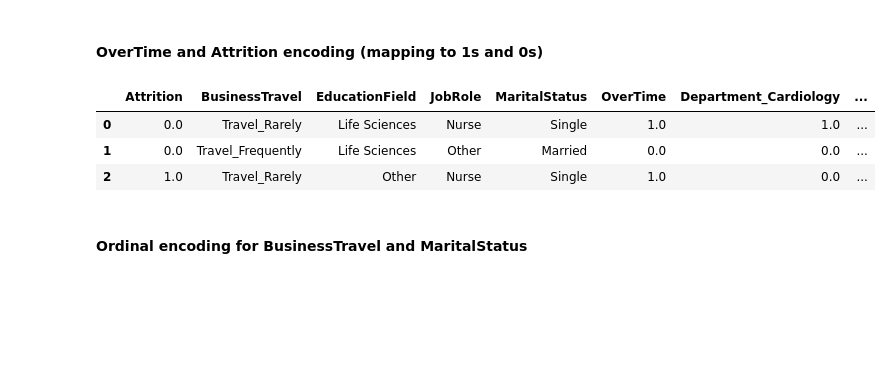
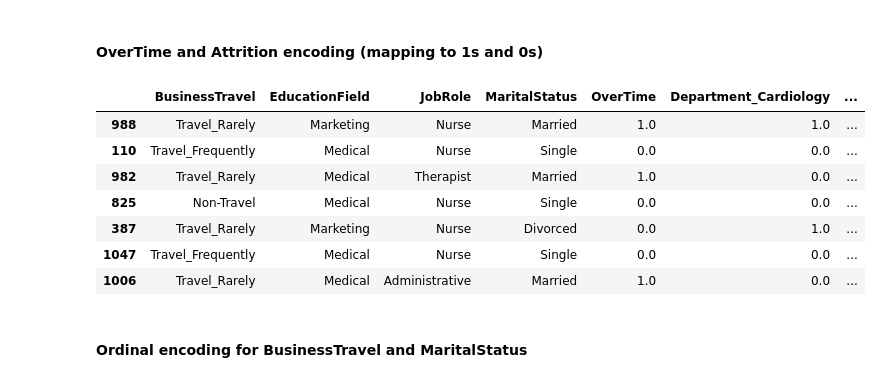
Before and after one commit to Kovindu555/Employee-Attrition-Multiclass-Prediction, a Jupyter notebook: data_preprocessing.ipynb, the cells around one changed output. Saved outputs shown, nothing was run; the diff lists cells and outputs as text; code cells hidden in the pictures; blank space fills up the shorter version.

```diff
--- a/data_preprocessing.ipynb
+++ b/data_preprocessing.ipynb
@@ -36,0 +39,3 @@ del dataframe # For original dataset safety
+# %%
+y = dframe['Attrition']
+X = dframe.drop('Attrition', axis=1)
@@ -36,0 +44,2 @@ del dataframe # For original dataset safety
+# %%
+X_train, X_test, y_train, y_test = train_test_split(X, y, test_size=0.2, random_state=42)
@@ -48,7 +69,7 @@ Index(['EmployeeID', 'Age', 'DailyRate', 'DistanceFromHome', 'Education',
        'YearsSinceLastPromotion', 'YearsWithCurrManager'],
       dtype='object')
 # %%
-df = dframe.select_dtypes(include='object')
+df = X_train.select_dtypes(include='object')
 display(df.shape)
 df.sample(4)
 # %% [output]
@@ -130,15 +151,19 @@ df.sample(7)
 #### OverTime and Attrition encoding (mapping to 1s and 0s)
 # %%
 # yes = 1 | no = 0
-df['Attrition'] = df['Attrition'].map({'Yes': 1.0, 'No': 0.0})
+df['Attrition'] = y_train.map({'Yes': 1.0, 'No': 0.0})  # adding y_train set's 'Attrition' column to df
 df['OverTime'] = df['OverTime'].map({'Yes': 1.0, 'No': 0.0})
 # %%
-df.head(3)
+df.sample(7)
 # %% [output]
-|  | Attrition | BusinessTravel | EducationField | JobRole | MaritalStatus | OverTime | Department_Cardiology | ... |
-| 0 | 0.0 | Travel_Rarely | Life Sciences | Nurse | Single | 1.0 | 1.0 | ... |
-| 1 | 0.0 | Travel_Frequently | Life Sciences | Other | Married | 0.0 | 0.0 | ... |
-| 2 | 1.0 | Travel_Rarely | Other | Nurse | Single | 1.0 | 0.0 | ... |
+|  | BusinessTravel | EducationField | JobRole | MaritalStatus | OverTime | Department_Cardiology | ... |
+| 988 | Travel_Rarely | Marketing | Nurse | Married | 1.0 | 1.0 | ... |
+| 110 | Travel_Frequently | Medical | Nurse | Single | 0.0 | 0.0 | ... |
+| 982 | Travel_Rarely | Medical | Therapist | Married | 1.0 | 0.0 | ... |
+| 825 | Non-Travel | Medical | Nurse | Single | 0.0 | 0.0 | ... |
+| 387 | Travel_Rarely | Marketing | Nurse | Divorced | 0.0 | 1.0 | ... |
+| 1047 | Travel_Frequently | Medical | Nurse | Single | 0.0 | 0.0 | ... |
+| 1006 | Travel_Rarely | Medical | Administrative | Married | 1.0 | 0.0 | ... |
 # %% [markdown]
 #### Ordinal encoding for BusinessTravel and MaritalStatus
 # %%
```
Also changed, not shown: parts of 47 cells of this notebook.
